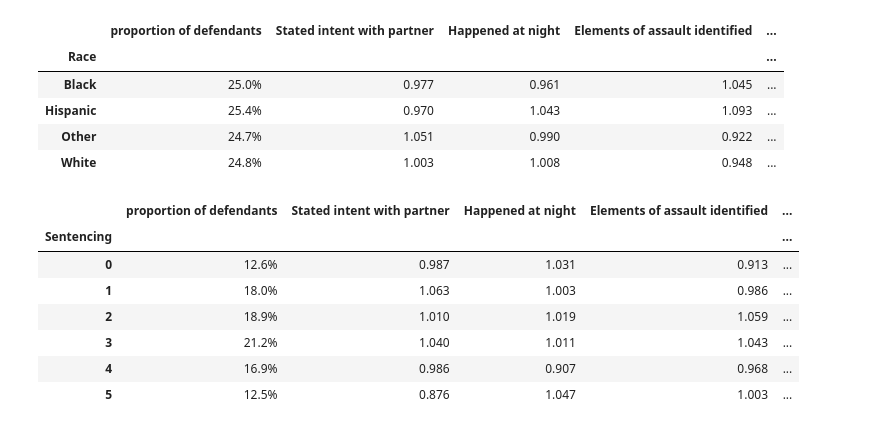
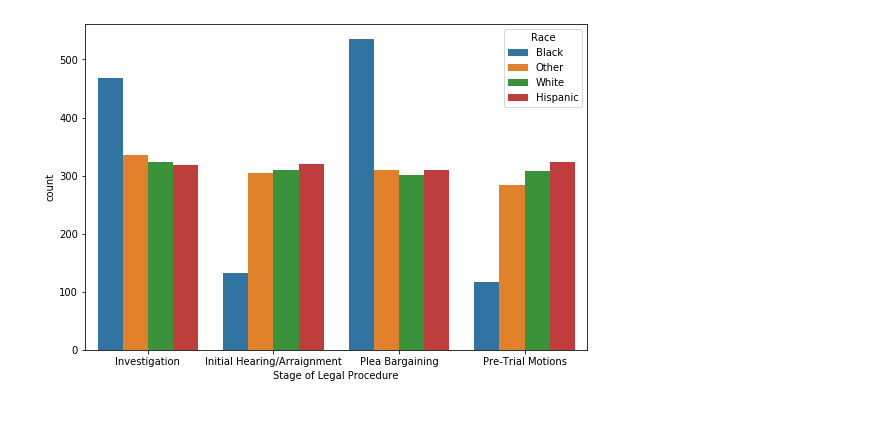
Before and after one commit to Call-for-Code-for-Racial-Justice/bias-detection-engine, a Jupyter notebook: notebooks/judicial_bias.ipynb, the cells around one changed output. Cells and saved outputs as stored; diff of their text form; code cells hidden in the pictures.

```diff
--- a/notebooks/judicial_bias.ipynb
+++ b/notebooks/judicial_bias.ipynb
@@ -135,20 +38,16 @@ DI_table()
-# %%
-DI_table('Race')
-# %% [output]
-|  | proportion of defendants | Stated intent with partner | Happened at night | Elements of assault identified | ... |
-| Race |  |  |  |  | ... |
-| Black | 25.0% | 0.977 | 0.961 | 1.045 | ... |
-| Hispanic | 25.4% | 0.970 | 1.043 | 1.093 | ... |
-| Other | 24.7% | 1.051 | 0.990 | 0.922 | ... |
-| White | 24.8% | 1.003 | 1.008 | 0.948 | ... |
-# %%
-DI_table('Sentencing')
-# %% [output]
-|  | proportion of defendants | Stated intent with partner | Happened at night | Elements of assault identified | ... |
-| Sentencing |  |  |  |  | ... |
-| 0 | 12.6% | 0.987 | 1.031 | 0.913 | ... |
-| 1 | 18.0% | 1.063 | 1.003 | 0.986 | ... |
-| 2 | 18.9% | 1.010 | 1.019 | 1.059 | ... |
-| 3 | 21.2% | 1.040 | 1.011 | 1.043 | ... |
-| 4 | 16.9% | 0.986 | 0.907 | 0.968 | ... |
-| 5 | 12.5% | 0.876 | 1.047 | 1.003 | ... |
+# %%
+df = pd.read_csv('../data/weighted_crime_elements_data_for_burglary.csv', index_col=0)
+# df = weighted_data(5000, [0.4, 0.2, 0.33, 0.07], [0.4, 0.3, 0.25, 0.05], [1]*6, [1]*6)
+order = ['Investigation', 'Initial Hearing/Arraignment', 'Plea Bargaining', 'Pre-Trial Motions']
+df['Stage of Legal Procedure'] = df['Stage of Legal Procedure'].astype('category').cat.reorder_categories(order, ordered=True)
+
+stages = pd.DataFrame([order]*len(df), columns=order).astype('category')
+for s in stages:
+    stages[s].cat.set_categories(order, ordered=True, inplace=True)
+df[order] = stages.le(df['Stage of Legal Procedure'], axis=0)
+# df
+# %%
+plt.figure(figsize=(9, 6))
+sns.countplot(x='Stage of Legal Procedure', hue='Race', data=df[['Race', 'Stage of Legal Procedure']]);
+# %% [output]
+[figure, added]
```
Also changed, not shown: parts of 27 cells of this notebook, 2 other files.
